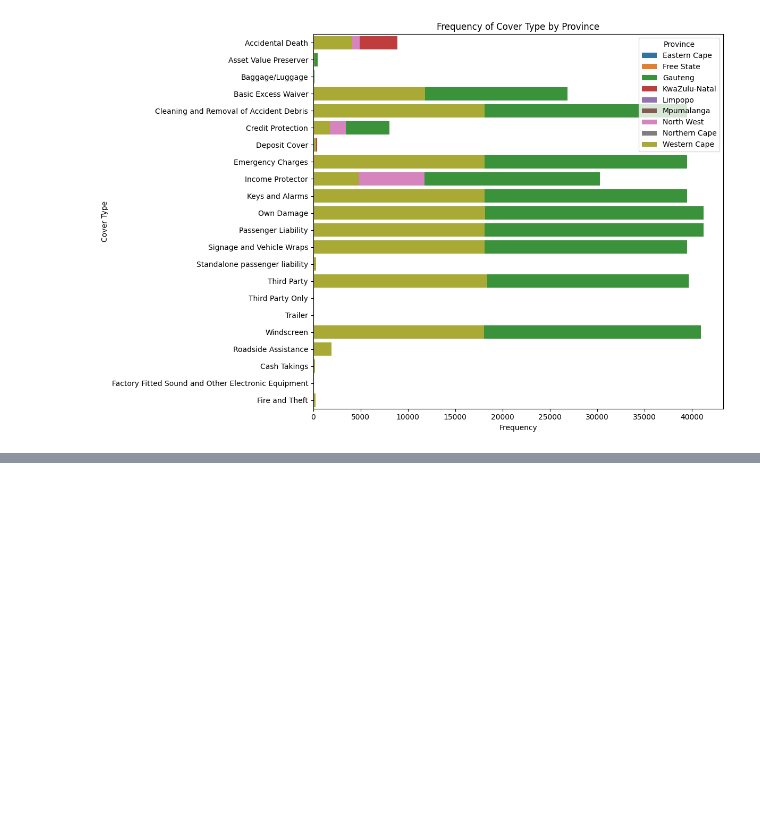
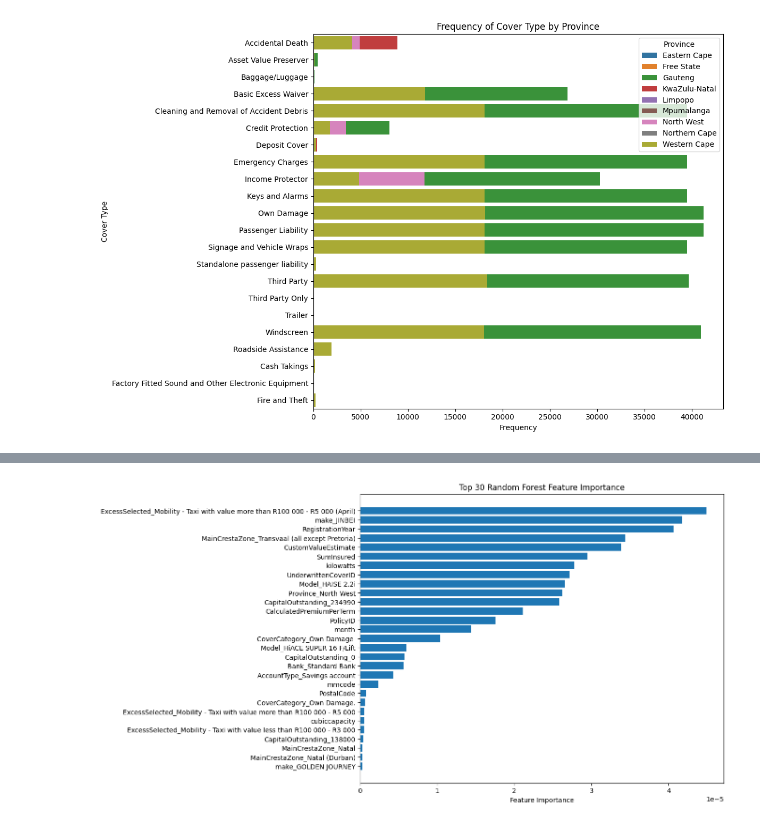
Before and after one commit to amsalugetasew/10_Academy_AI_Mastery_kifiya_Week_3_V1, a Jupyter notebook: notebooks/main.ipynb, the cells around one changed output, grey strips where cells are left out. Drawn from its saved outputs; the diff is of its cells as text; code cells hidden in the pictures; blank space fills up the shorter version.

```diff
--- a/notebooks/main.ipynb
+++ b/notebooks/main.ipynb
@@ -20,6 +24,7 @@ data_loader = FileLoader()
 eda = EDA()
 test = HypothessTest()
 pre_pro = Preprocessing()
+model = Modeling()
 # %% [markdown]
 ### Call methods for reading `text` data in `dataframe`
 # %%
@@ -843,0 +690,26 @@ eda.ferq_cover_type_by_province(df)
+# %%
+import matplotlib.pyplot as plt
+import numpy as np
+
+# Get feature importance from Random Forest model
+feat_importance_rf = rf_reg.feature_importances_
+feat_names = X_train.columns
+
+# Create a DataFrame for easier sorting
+feature_importance_df = pd.DataFrame({
+    'Feature': feat_names,
+    'Importance': feat_importance_rf
+})
+
+# Sort by importance in descending order and get the top 30 features
+top_30_features = feature_importance_df.sort_values(by='Importance', ascending=False)[1:30]
+
+# Plot the top 30 features
+plt.figure(figsize=(10, 8))
+plt.barh(top_30_features['Feature'], top_30_features['Importance'])
+plt.xlabel('Feature Importance')
+plt.title('Top 30 Random Forest Feature Importance')
+plt.gca().invert_yaxis()  # To display the most important feature at the top
+plt.show()
+# %% [output]
+[figure, added]
```
Also changed, not shown: parts of 130 cells of this notebook.
